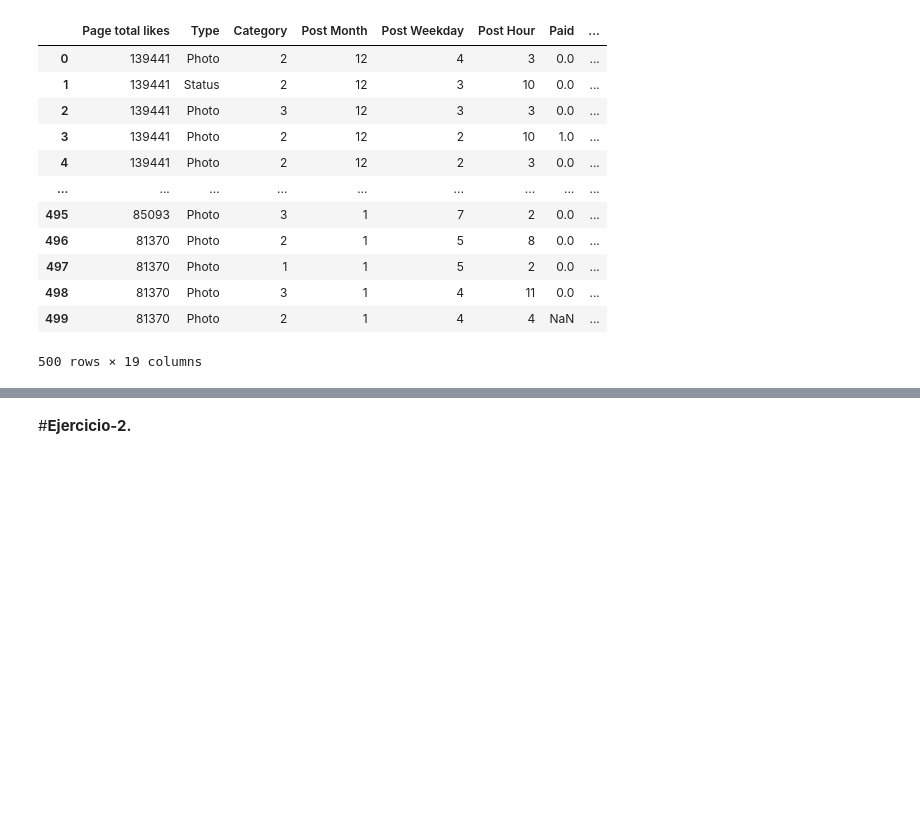
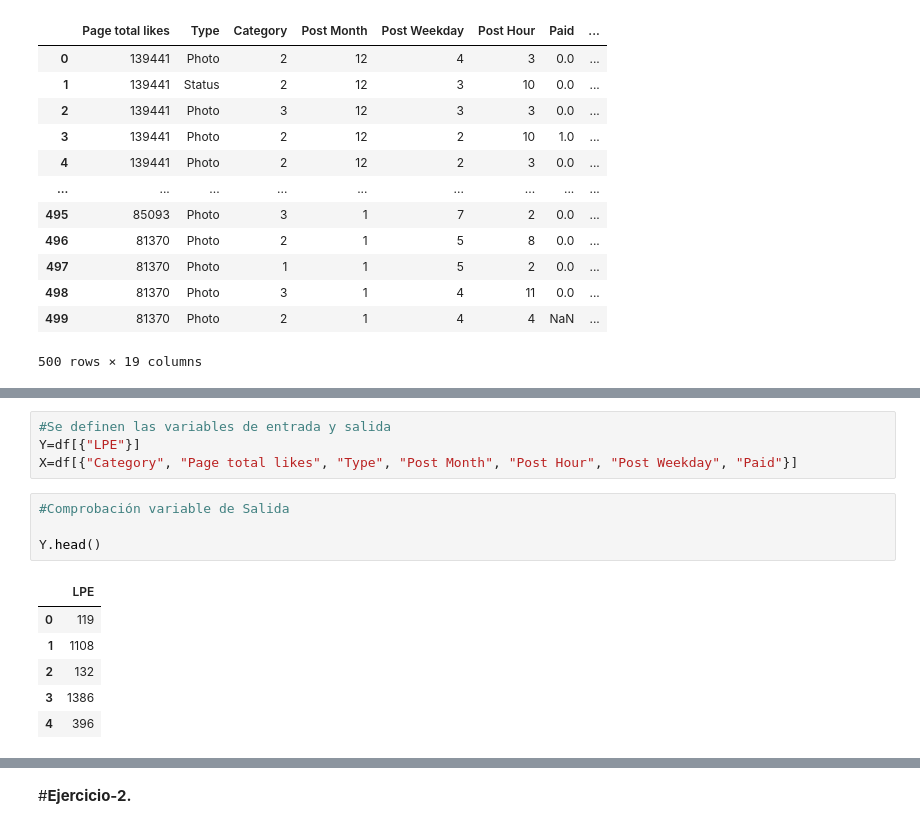
Before and after one commit to zangatec/E16, a Jupyter notebook: MNA_IAyAA_semana_7_Actividad_equipo_16.ipynb, the cells around one changed output, grey strips where cells are left out. Cells and saved outputs as stored; diff of their text form; blank space fills up the shorter version.

```diff
--- a/MNA_IAyAA_semana_7_Actividad_equipo_16.ipynb
+++ b/MNA_IAyAA_semana_7_Actividad_equipo_16.ipynb
@@ -45,0 +63,15 @@ df
+# %%
+#Se definen las variables de entrada y salida
+Y=df[{"LPE"}]
+X=df[{"Category", "Page total likes", "Type", "Post Month", "Post Hour", "Post Weekday", "Paid"}]
+# %%
+#Comprobación variable de Salida
+
+Y.head()
+# %% [output]
+|  | LPE |
+| 0 | 119 |
+| 1 | 1108 |
+| 2 | 132 |
+| 3 | 1386 |
+| 4 | 396 |
```
Also changed, not shown: parts of 2 cells of this notebook.
